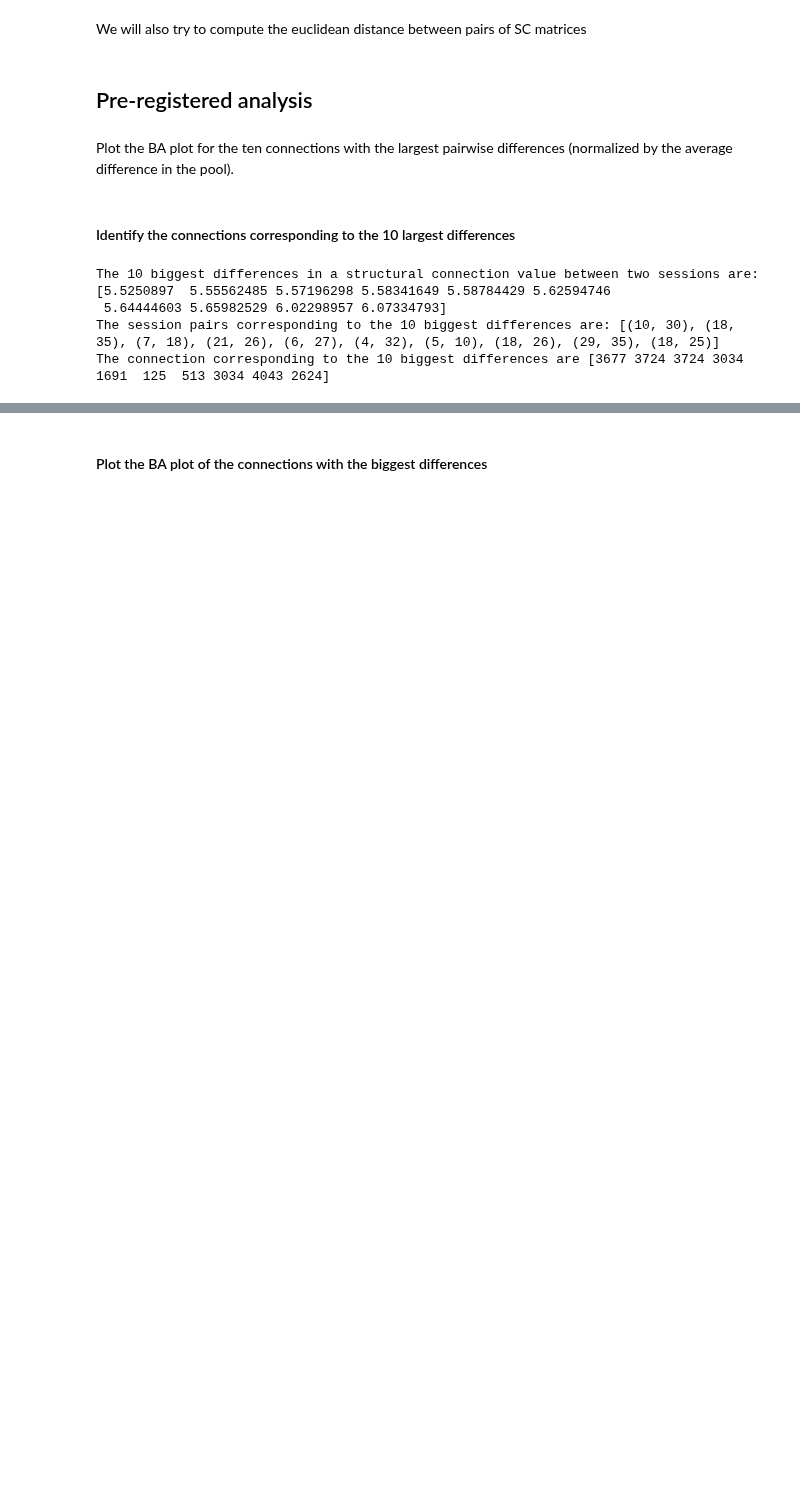
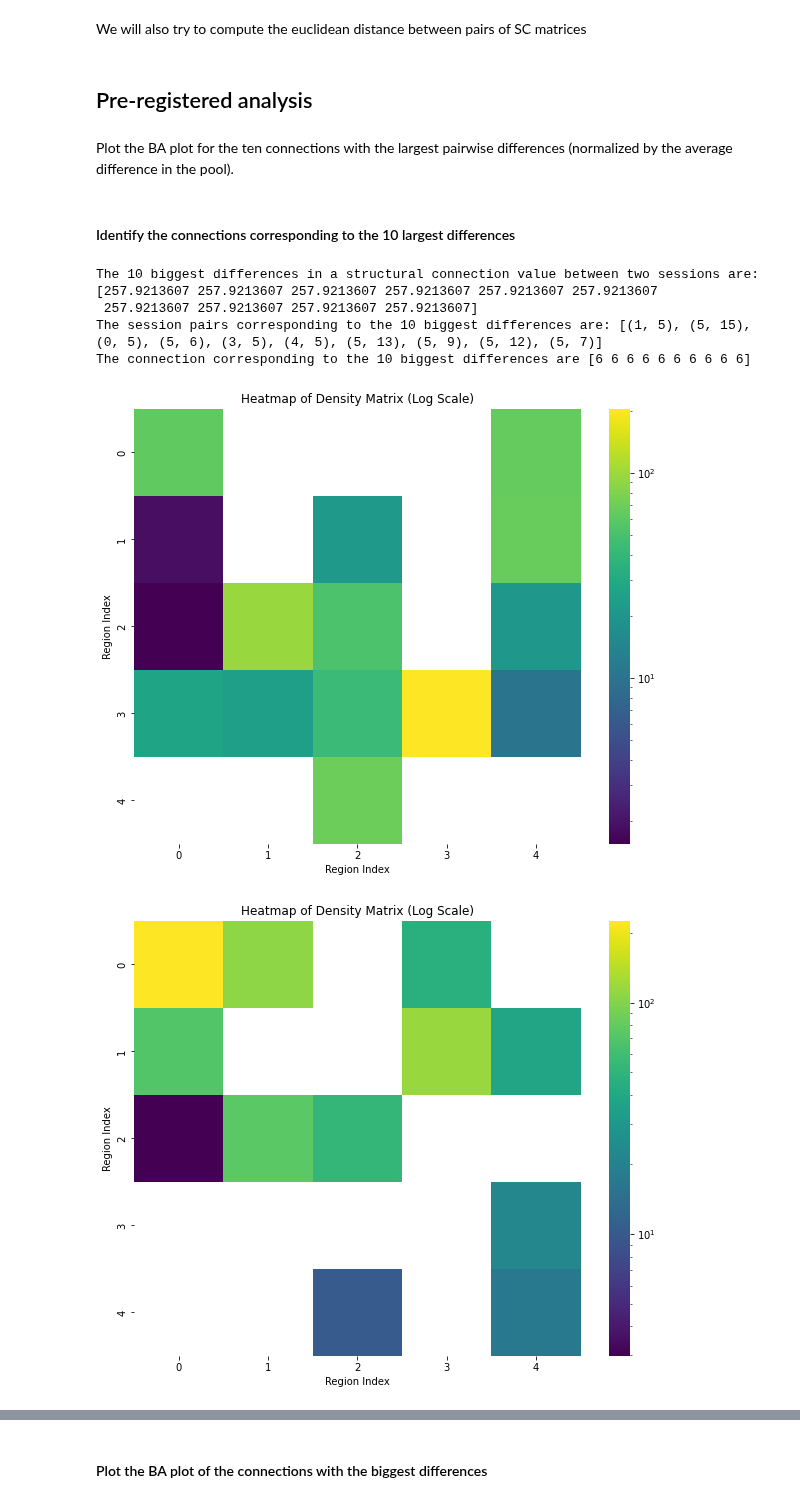
Before and after one commit to oesteban/hcph-sops, a Jupyter notebook: docs/analysis/ba_plot_sc.ipynb, the cells around one changed output, grey strips where cells are left out. Saved outputs shown, nothing was run; the diff lists cells and outputs as text; code cells hidden in the pictures; blank space fills up the shorter version.

```diff
--- a/docs/analysis/ba_plot_sc.ipynb
+++ b/docs/analysis/ba_plot_sc.ipynb
@@ -227,13 +266,13 @@ max_indices = np.unravel_index(
 )
 max_values = sessions_subtractions[max_indices]
 # Verify that we indeed extract the 10 maximum differences
-assert abs(np.min(max_values)) > np.abs(
+""" assert abs(np.min(max_values)) > np.abs(
     np.max(
         np.ma.masked_array(
             sessions_subtractions, mask=np.isin(sessions_subtractions, max_values)
         )
     )
-)
+) """
 
 print(
     f"The 10 biggest differences in a structural connection value between two sessions are: {max_values}"
@@ -248,7 +287,24 @@ print(
     f"The connection corresponding to the 10 biggest differences are {max_indices[1]}"
 )  # TO DO: match connections indices to the brain regions
 # %% [output]
-The 10 biggest differences in a structural connection value between two sessions are: [5.5250897  5.55562485 5.57196298 5.58341649 5.58784429 5.62594746
- 5.64444603 5.65982529 6.02298957 6.07334793]
-The session pairs corresponding to the 10 biggest differences are: [(10, 30), (18, 35), (7, 18), (21, 26), (6, 27), (4, 32), (5, 10), (18, 26), (29, 35), (18, 25)]
-The connection corresponding to the 10 biggest differences are [3677 3724 3724 3034 1691  125  513 3034 4043 2624]
+The 10 biggest differences in a structural connection value between two sessions are: [257.9213607 257.9213607 257.9213607 257.9213607 257.9213607 257.9213607
+ 257.9213607 257.9213607 257.9213607 257.9213607]
+The session pairs corresponding to the 10 biggest differences are: [(1, 5), (5, 15), (0, 5), (5, 6), (3, 5), (4, 5), (5, 13), (5, 9), (5, 12), (5, 7)]
+The connection corresponding to the 10 biggest differences are [6 6 6 6 6 6 6 6 6 6]
+# %%
+import seaborn as sns
+from matplotlib.colors import LogNorm
+from matplotlib import pyplot as plt
+
+for i in range(4):
+    density_matrix = SC_matrices[i,:,:]
+    plt.figure(figsize=(10, 8))
+    sns.heatmap(density_matrix, cmap='viridis', cbar=True, norm=LogNorm(vmin=np.nanmin(density_matrix[density_matrix > 0]), vmax=np.nanmax(density_matrix)))
+    #sns.heatmap(density_matrix, cmap='viridis', cbar=True)
+    plt.title('Heatmap of Density Matrix (Log Scale)')
+    plt.xlabel('Region Index')
+    plt.ylabel('Region Index')
+    plt.show()
+# %% [output]
+[figure, added]
+[figure, added]
```
Also changed, not shown: parts of 20 cells of this notebook, 3 other files.
